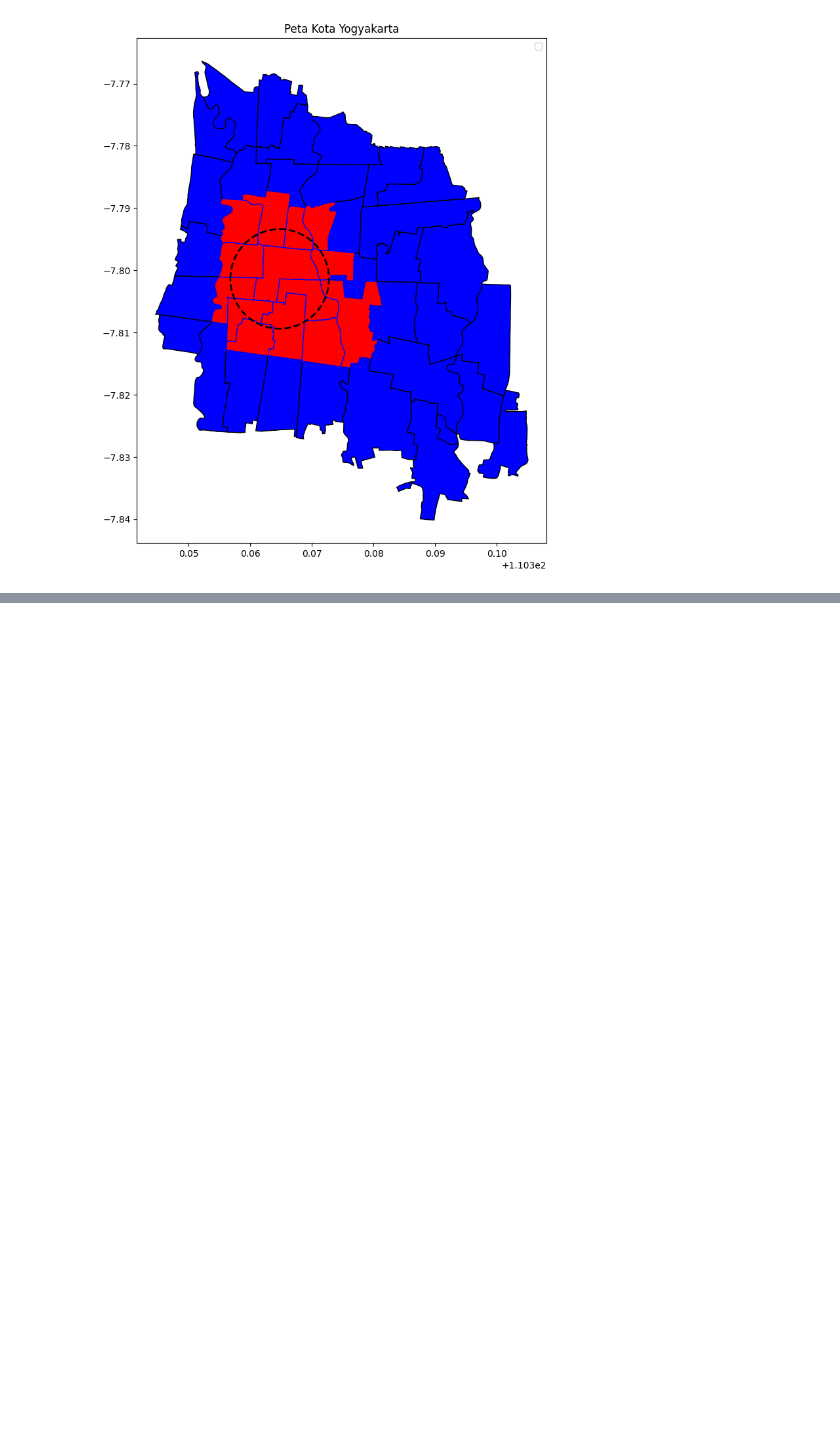
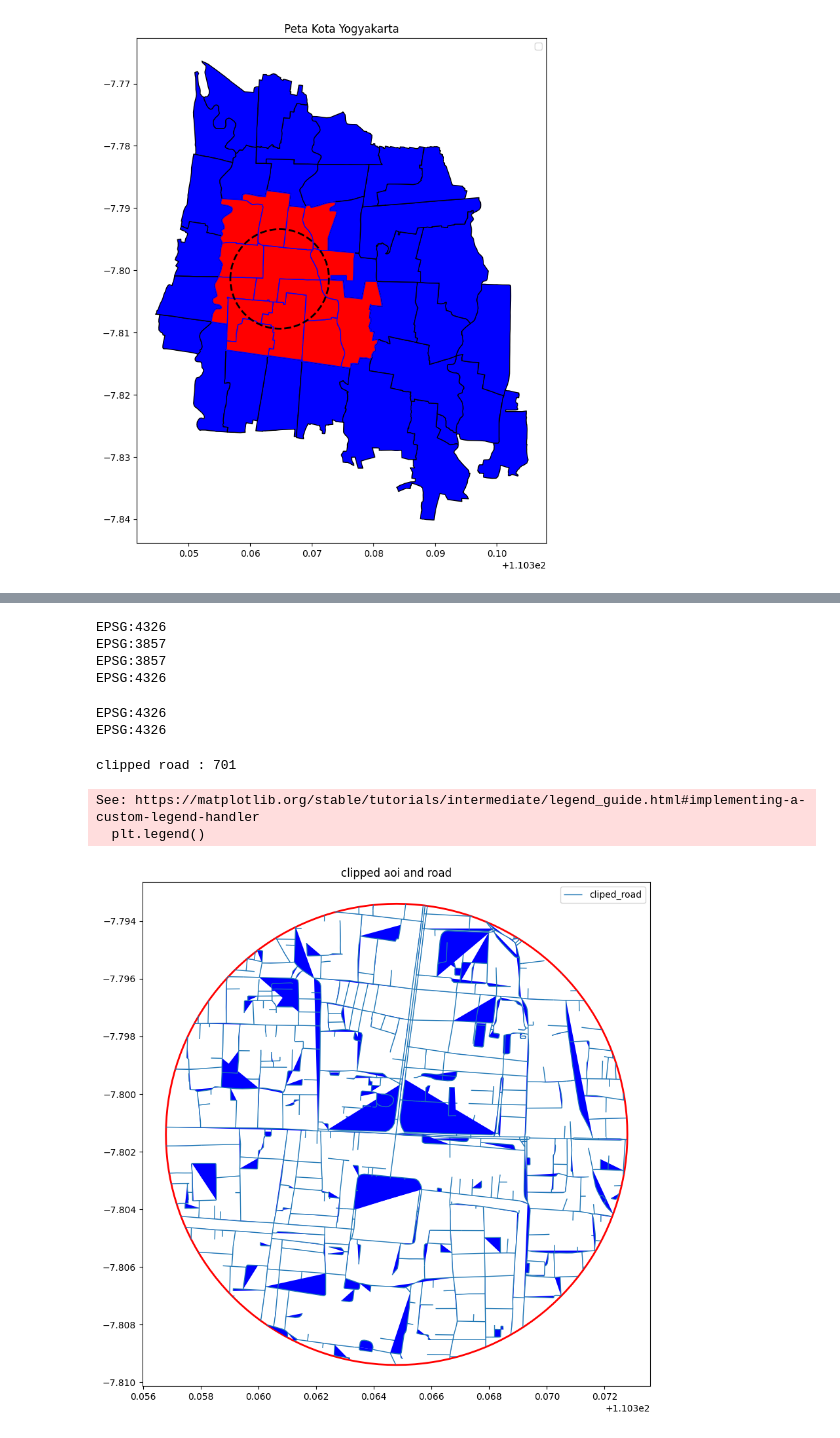
Before and after one commit to makinoharuy/python_geospatial_learning, a Jupyter notebook: belajar_python_geospatial.ipynb, the cells around one changed output, grey strips where cells are left out. Drawn from its saved outputs; the diff is of its cells as text; code cells hidden in the pictures; blank space fills up the shorter version.

```diff
--- a/belajar_python_geospatial.ipynb
+++ b/belajar_python_geospatial.ipynb
@@ -1505,0 +1523,44 @@ See: https://matplotlib.org/stable/tutorials/intermediate/legend_guide.html#impl
+# %%
+road = gpd.read_file('Jalan_Kota_Yogyakarta.geojson')
+city = gpd.read_file('Kota_Yogyakarta.geojson')
+grid = gpd.read_file('Grid_1km_Kota_Yogyakarta.geojson')
+aoi = gpd.read_file('AOI_1km_TitikNolYogyakarta.geojson')
+
+print(road.crs)
+print(city.crs)
+print(grid.crs)
+print(aoi.crs)
+# %% [output]
+EPSG:4326
+EPSG:3857
+EPSG:3857
+EPSG:4326
+# %%
+city = city.to_crs(aoi.crs)
+grid = grid.to_crs(aoi.crs)
+
+print(city.crs)
+print(grid.crs)
+# %% [output]
+EPSG:4326
+EPSG:4326
+# %%
+clipped_road = gpd.clip(road, aoi)
+
+print(f"clipped road : {len(clipped_road)}")
+# %% [output]
+clipped road : 701
+# %%
+fig, ax = plt.subplots(figsize=(10,10))
+
+aoi.plot(ax=ax, facecolor='white', linewidth=2, edgecolor='red', label='aoi')
+clipped_road.plot(ax=ax, facecolor='blue', linewidth=1, label='cliped_road' )
+
+plt.legend()
+plt.title("clipped aoi and road")
+plt.axis('equal')
+plt.show()
+# %% [output]
+See: https://matplotlib.org/stable/tutorials/intermediate/legend_guide.html#implementing-a-custom-legend-handler
+  plt.legend()
+[figure, added]
```
Also changed, not shown: parts of 6 cells of this notebook.
